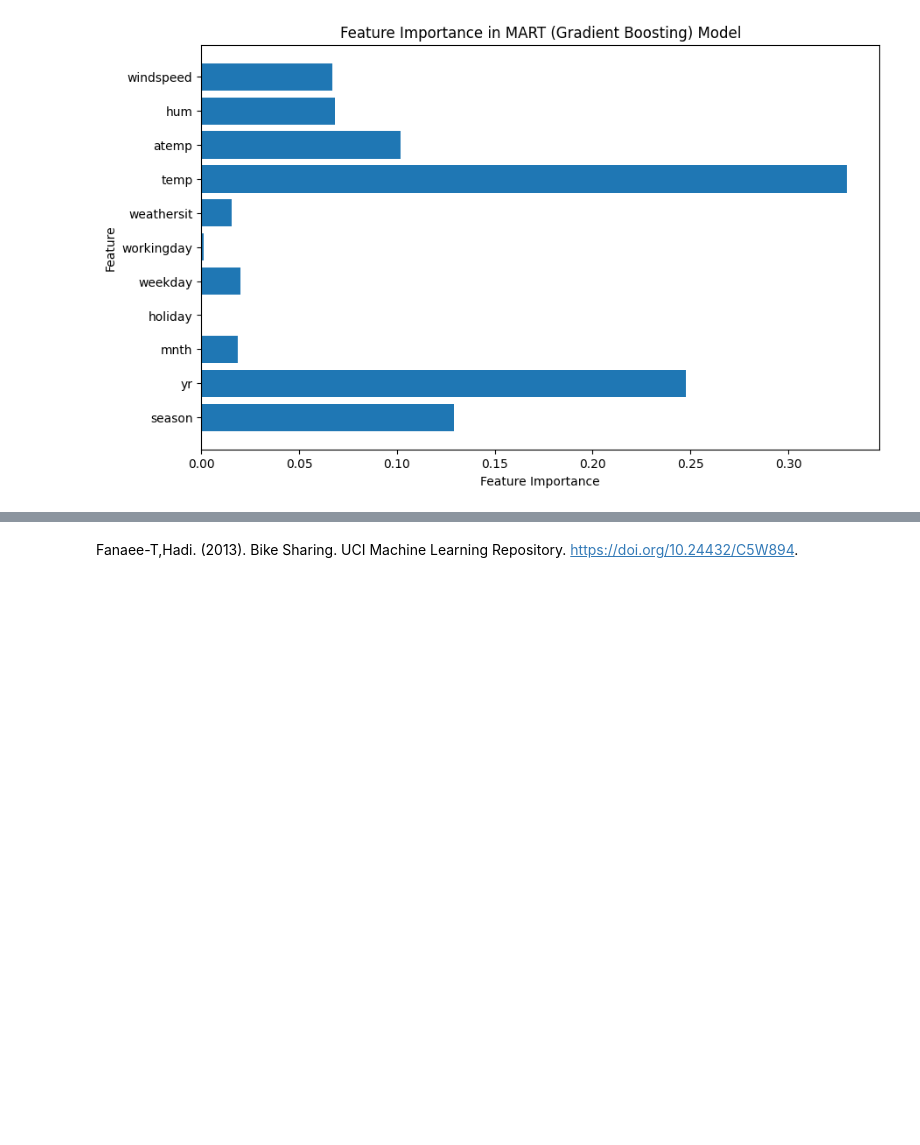
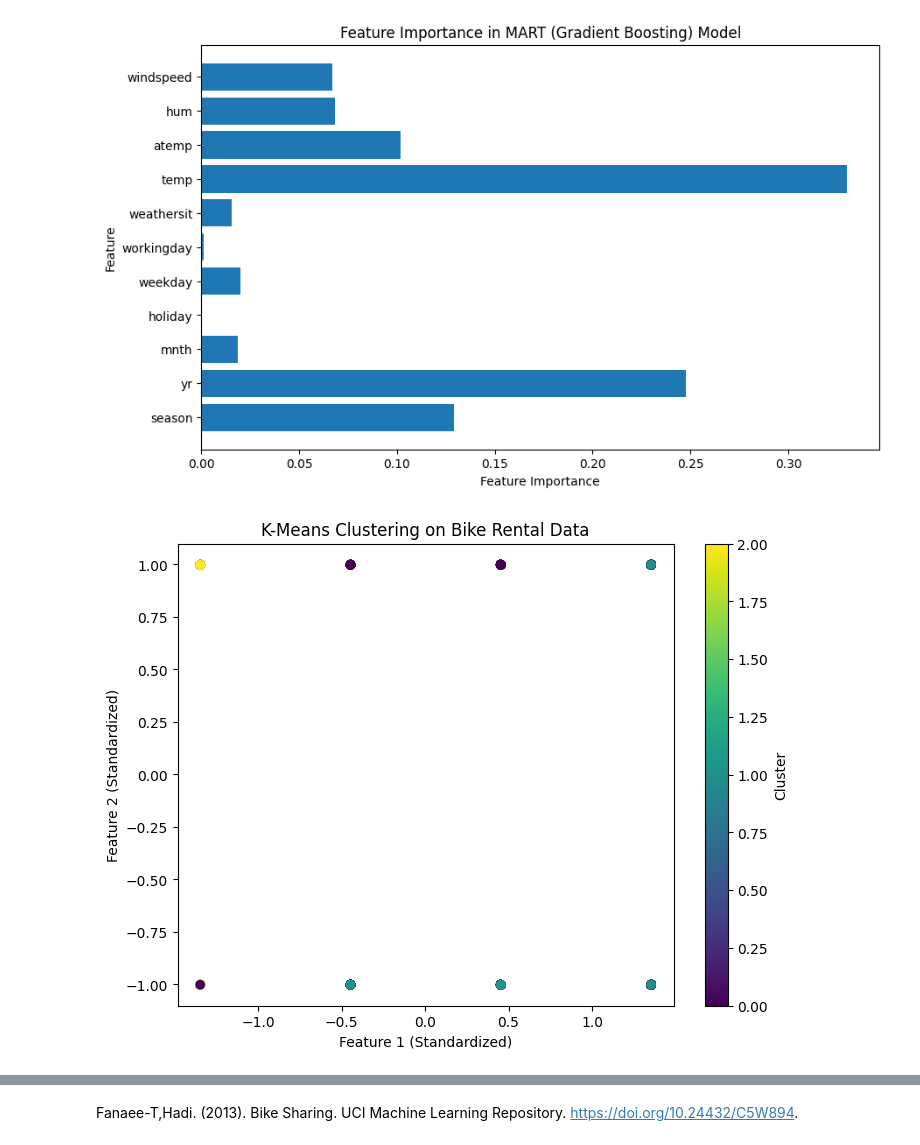
Before and after one commit to s9b/bike-rental-and-sharing-analysis, a Jupyter notebook: bike_rental_and_sharing_analysis.ipynb, the cells around one changed output, grey strips where cells are left out. Cells and saved outputs as stored; diff of their text form; code cells hidden in the pictures; blank space fills up the shorter version.

```diff
--- a/bike_rental_and_sharing_analysis.ipynb
+++ b/bike_rental_and_sharing_analysis.ipynb
@@ -758,3 +758,36 @@ Classification Report:
    macro avg       0.90      0.90      0.90       147
 weighted avg       0.90      0.90      0.90       147
 [figure]
+# %%
+from sklearn.cluster import KMeans
+from sklearn.preprocessing import StandardScaler
+import matplotlib.pyplot as plt
+import pandas as pd
+
+# Load the dataset
+data = pd.read_csv('/content/Drive/MyDrive/mlproject/day.csv')
+
+# Define features (drop the target variable 'cnt' since clustering is unsupervised)
+X = data[['season', 'yr', 'mnth', 'holiday', 'weekday', 'workingday', 'weathersit', 'temp', 'atemp', 'hum', 'windspeed']]
+
+# Standardize the features
+scaler = StandardScaler()
+X_scaled = scaler.fit_transform(X)
+
+# Apply K-Means clustering
+kmeans = KMeans(n_clusters=3, random_state=5)  # Set n_clusters as desired, e.g., 3
+kmeans_labels = kmeans.fit_predict(X_scaled)
+
+# Add cluster labels to the original data
+data['KMeans_Cluster'] = kmeans_labels
+
+# Visualize clustering
+plt.figure(figsize=(8, 6))
+plt.scatter(X_scaled[:, 0], X_scaled[:, 1], c=kmeans_labels, cmap='viridis', marker='o')
+plt.xlabel('Feature 1 (Standardized)')
+plt.ylabel('Feature 2 (Standardized)')
+plt.title('K-Means Clustering on Bike Rental Data')
+plt.colorbar(label='Cluster')
+plt.show()
+# %% [output]
+[figure, added]
```
Also changed, not shown: parts of 2 cells of this notebook.
